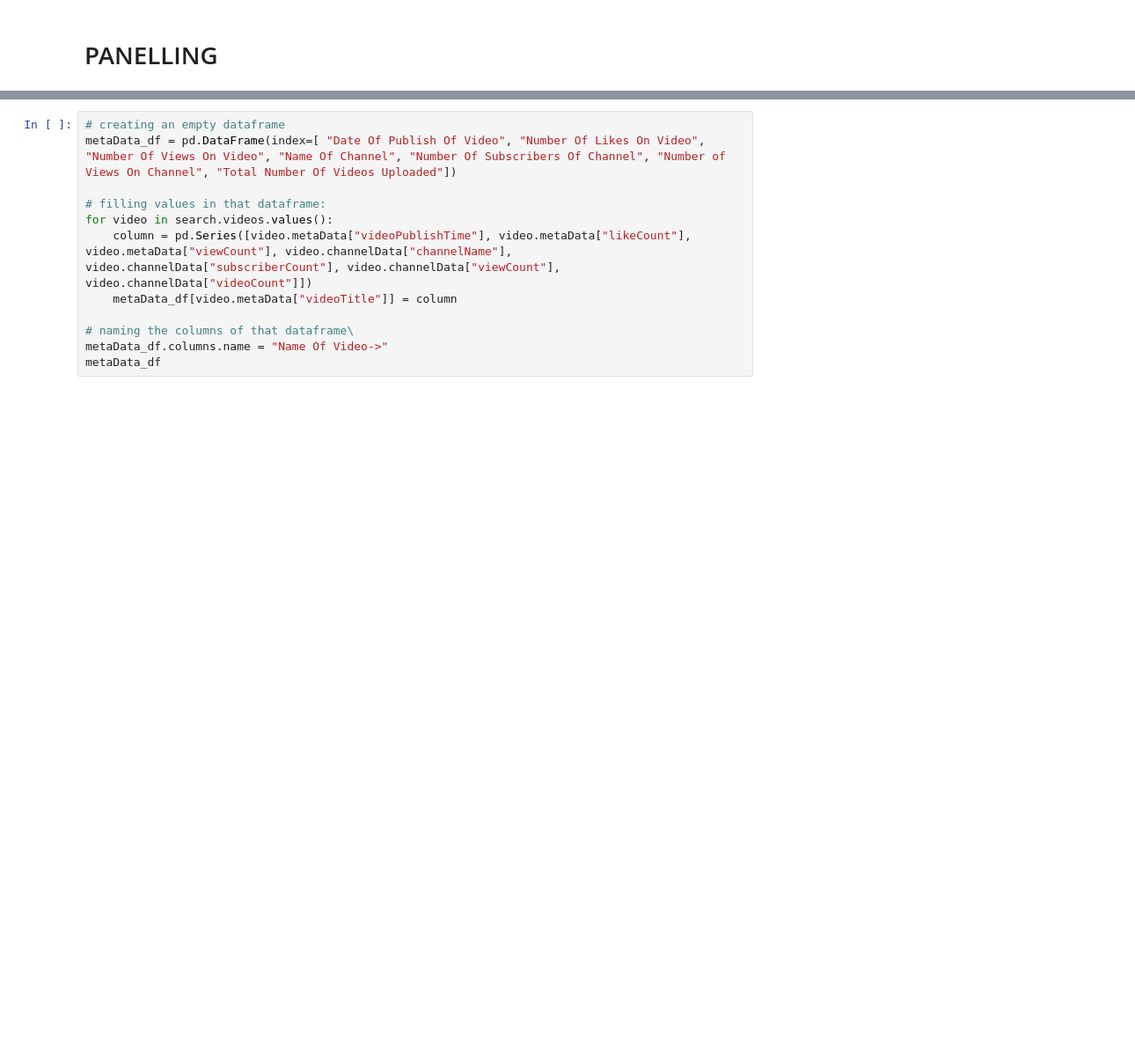
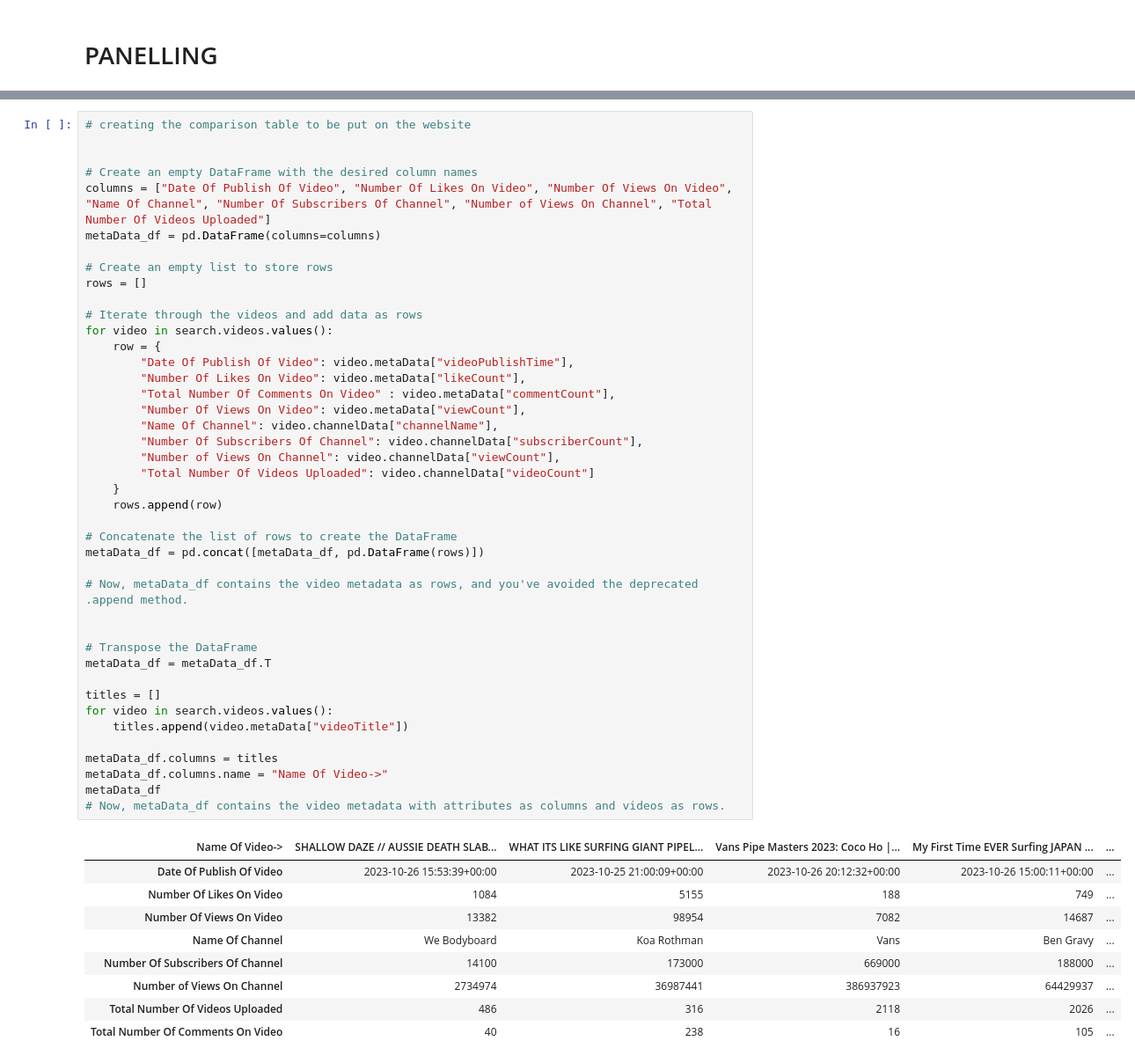
Before and after one commit to ashugyl75/youtube__analysis, a Jupyter notebook: preliminary 2.0.ipynb, the cells around one changed output, grey strips where cells are left out. Shown at 88% size. Drawn from its saved outputs; the diff is of its cells as text; blank space fills up the shorter version.

Commit message:
updating the dataframe

```diff
--- a/preliminary 2.0.ipynb
+++ b/preliminary 2.0.ipynb
@@ -366,17 +402,57 @@ for vid in search.videos.values():
 
     vid_thumb.append(thumb)
 # %%
-# creating an empty dataframe
-metaData_df = pd.DataFrame(index=[ "Date Of Publish Of Video", "Number Of Likes On Video", "Number Of Views On Video", "Name Of Channel", "Number Of Subscribers Of Channel", "Number of Views On Channel", "Total Number Of Videos Uploaded"])
+# creating the comparison table to be put on the website
 
-# filling values in that dataframe:
+
+# Create an empty DataFrame with the desired column names
+columns = ["Date Of Publish Of Video", "Number Of Likes On Video", "Number Of Views On Video", "Name Of Channel", "Number Of Subscribers Of Channel", "Number of Views On Channel", "Total Number Of Videos Uploaded"]
+metaData_df = pd.DataFrame(columns=columns)
+
+# Create an empty list to store rows
+rows = []
+
+# Iterate through the videos and add data as rows
 for video in search.videos.values():
-    column = pd.Series([video.metaData["videoPublishTime"], video.metaData["likeCount"], video.metaData["viewCount"], video.channelData["channelName"], video.channelData["subscriberCount"], video.channelData["viewCount"], video.channelData["videoCount"]])
-    metaData_df[video.metaData["videoTitle"]] = column
+    row = {
+        "Date Of Publish Of Video": video.metaData["videoPublishTime"],
+        "Number Of Likes On Video": video.metaData["likeCount"],
+        "Total Number Of Comments On Video" : video.metaData["commentCount"],
+        "Number Of Views On Video": video.metaData["viewCount"],
+        "Name Of Channel": video.channelData["channelName"],
+        "Number Of Subscribers Of Channel": video.channelData["subscriberCount"],
+        "Number of Views On Channel": video.channelData["viewCount"],
+        "Total Number Of Videos Uploaded": video.channelData["videoCount"]
+    }
+    rows.append(row)
 
-# naming the columns of that dataframe\
+# Concatenate the list of rows to create the DataFrame
+metaData_df = pd.concat([metaData_df, pd.DataFrame(rows)])
+
+# Now, metaData_df contains the video metadata as rows, and you've avoided the deprecated .append method.
+
+
+# Transpose the DataFrame
+metaData_df = metaData_df.T
+
+titles = []
+for video in search.videos.values():
+    titles.append(video.metaData["videoTitle"])
+
+metaData_df.columns = titles
 metaData_df.columns.name = "Name Of Video->"
 metaData_df
+# Now, metaData_df contains the video metadata with attributes as columns and videos as rows.
+# %% [output]
+| Name Of Video-> | SHALLOW DAZE // AUSSIE DEATH SLAB... | WHAT ITS LIKE SURFING GIANT PIPEL... | Vans Pipe Masters 2023: Coco Ho |... | My First Time EVER Surfing JAPAN ... | ... |
+| Date Of Publish Of Video | 2023-10-26 15:53:39+00:00 | 2023-10-25 21:00:09+00:00 | 2023-10-26 20:12:32+00:00 | 2023-10-26 15:00:11+00:00 | ... |
+| Number Of Likes On Video | 1084 | 5155 | 188 | 749 | ... |
+| Number Of Views On Video | 13382 | 98954 | 7082 | 14687 | ... |
+| Name Of Channel | We Bodyboard | Koa Rothman | Vans | Ben Gravy | ... |
+| Number Of Subscribers Of Channel | 14100 | 173000 | 669000 | 188000 | ... |
+| Number of Views On Channel | 2734974 | 36987441 | 386937923 | 64429937 | ... |
+| Total Number Of Videos Uploaded | 486 | 316 | 2118 | 2026 | ... |
+| Total Number Of Comments On Video | 40 | 238 | 16 | 105 | ... |
 # %%
 # creating the grid
 gspec = pn.GridSpec(sizing_mode='stretch_both', max_height=200)
```
Also changed, not shown: parts of 11 cells of this notebook.
